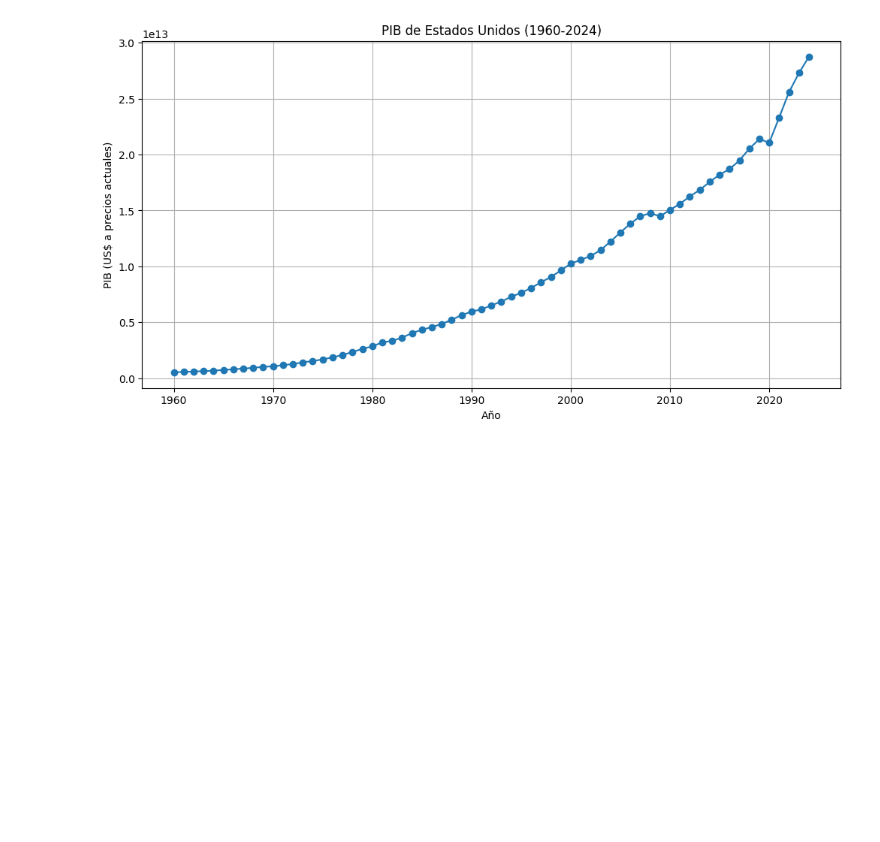
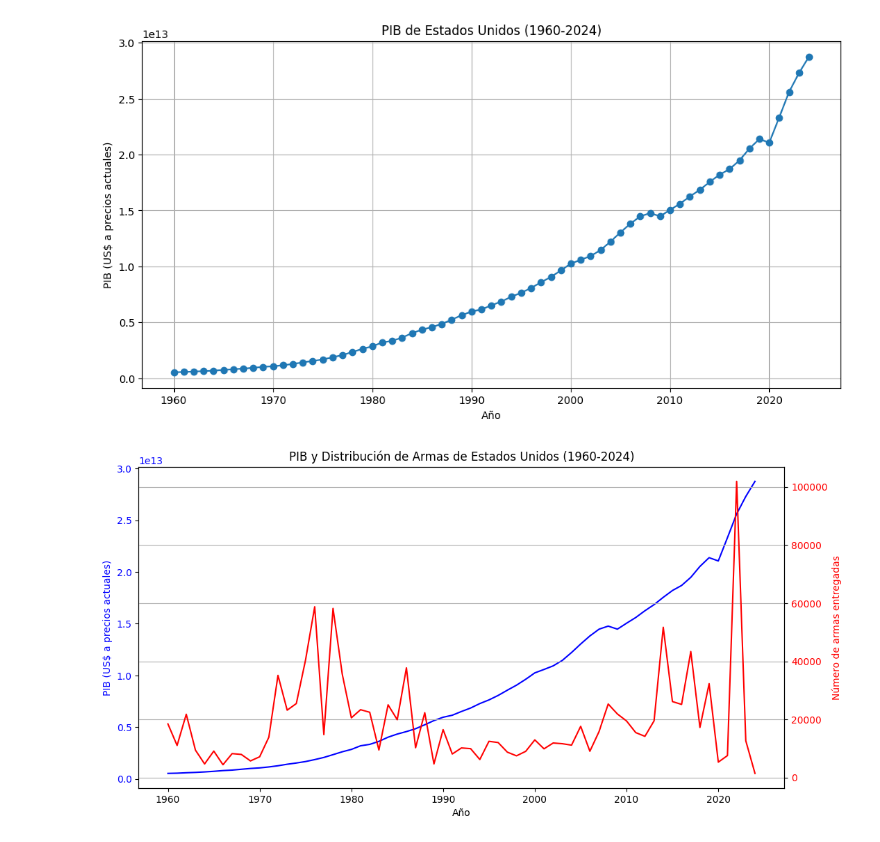
Before and after one commit to Judsuarezag/Analisis-intercambios-de-armas, a Jupyter notebook: Ver 1/pruebas.ipynb, the cells around one changed output. Saved outputs shown, nothing was run; the diff lists cells and outputs as text; code cells hidden in the pictures; blank space fills up the shorter version.

Commit message:
Ahora se realiza una gráfica del PIB y el suministro de armas para USA con respecto al tiempo

```diff
--- a/Ver 1/pruebas.ipynb
+++ b/Ver 1/pruebas.ipynb
@@ -116,3 +116,50 @@ plt.grid(True)
 plt.show()
 # %% [output]
 [figure]
+# %%
+# Cargar datos de armas
+df = pd.read_csv("../Datos/trade-register-1.csv", encoding='utf-8')
+
+# Filtrar para Estados Unidos como suministrador
+us_arms = df[(df['Supplier'] == 'United States') & df['Number delivered'].notna()]
+
+# Agrupar por año de orden y sumar número entregado
+arms_by_year = us_arms.groupby('Year of order')['Number delivered'].sum()
+
+# Filtrar años desde 1960
+arms_by_year = arms_by_year[arms_by_year.index >= 1960]
+
+# Cargar datos de PIB
+pib_df = pd.read_csv("../PIB/API_NY.GDP.MKTP.CD_DS2_es_csv_v2_3676.csv")
+
+# Filtrar para Estados Unidos
+us_row = pib_df[pib_df['Country Name'] == 'Estados Unidos']
+
+# Columnas de años
+year_cols = [col for col in pib_df.columns if col.isdigit() and 1960 <= int(col) <= 2024]
+
+# Extraer años y valores
+years = [int(col) for col in year_cols]
+gdp_values = us_row[year_cols].values.flatten()
+gdp_values = pd.to_numeric(gdp_values, errors='coerce')
+
+# Crear gráfica con dos ejes y
+fig, ax1 = plt.subplots(figsize=(12,6))
+
+# Eje primario para PIB
+ax1.plot(years, gdp_values, 'b-', label='PIB')
+ax1.set_xlabel('Año')
+ax1.set_ylabel('PIB (US$ a precios actuales)', color='b')
+ax1.tick_params(axis='y', labelcolor='b')
+
+# Eje secundario para armas
+ax2 = ax1.twinx()
+ax2.plot(arms_by_year.index, arms_by_year.values, 'r-', label='Armas entregadas')
+ax2.set_ylabel('Número de armas entregadas', color='r')
+ax2.tick_params(axis='y', labelcolor='r')
+
+plt.title('PIB y Distribución de Armas de Estados Unidos (1960-2024)')
+plt.grid(True)
+plt.show()
+# %% [output]
+[figure, added]
```
Also changed, not shown: 1 other file.
